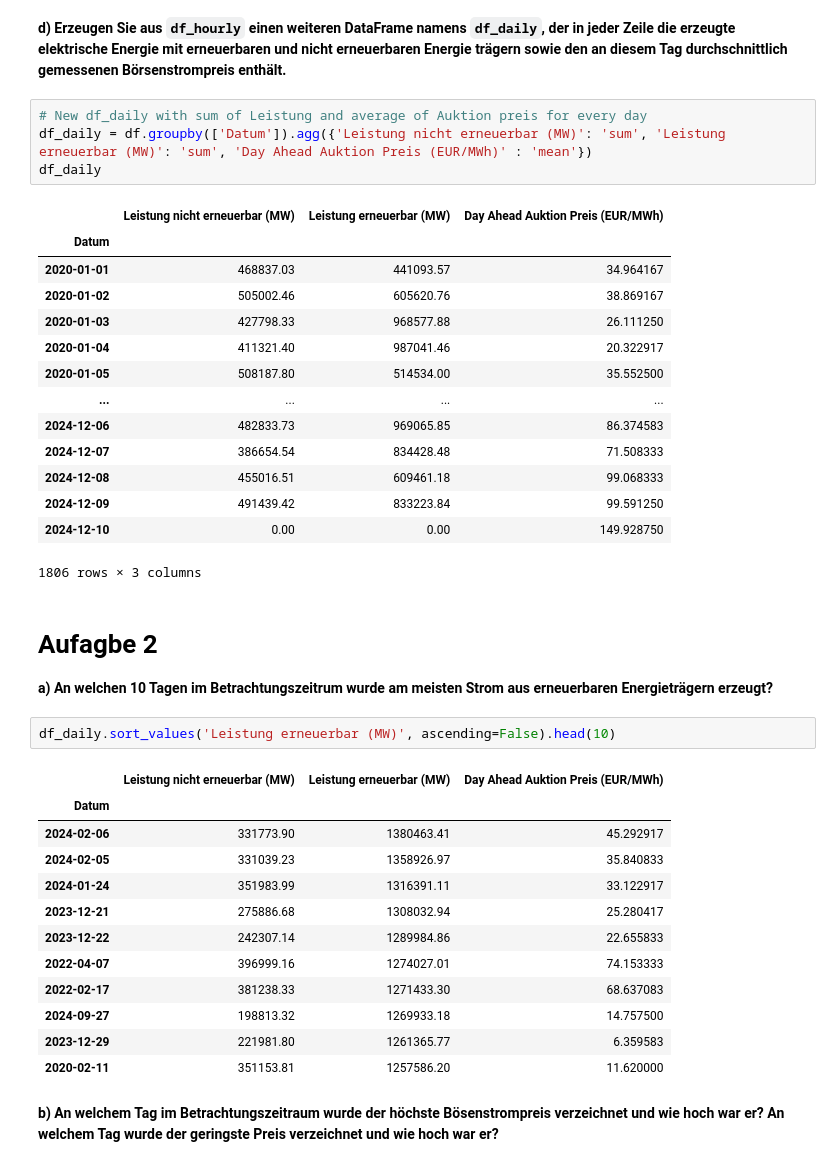
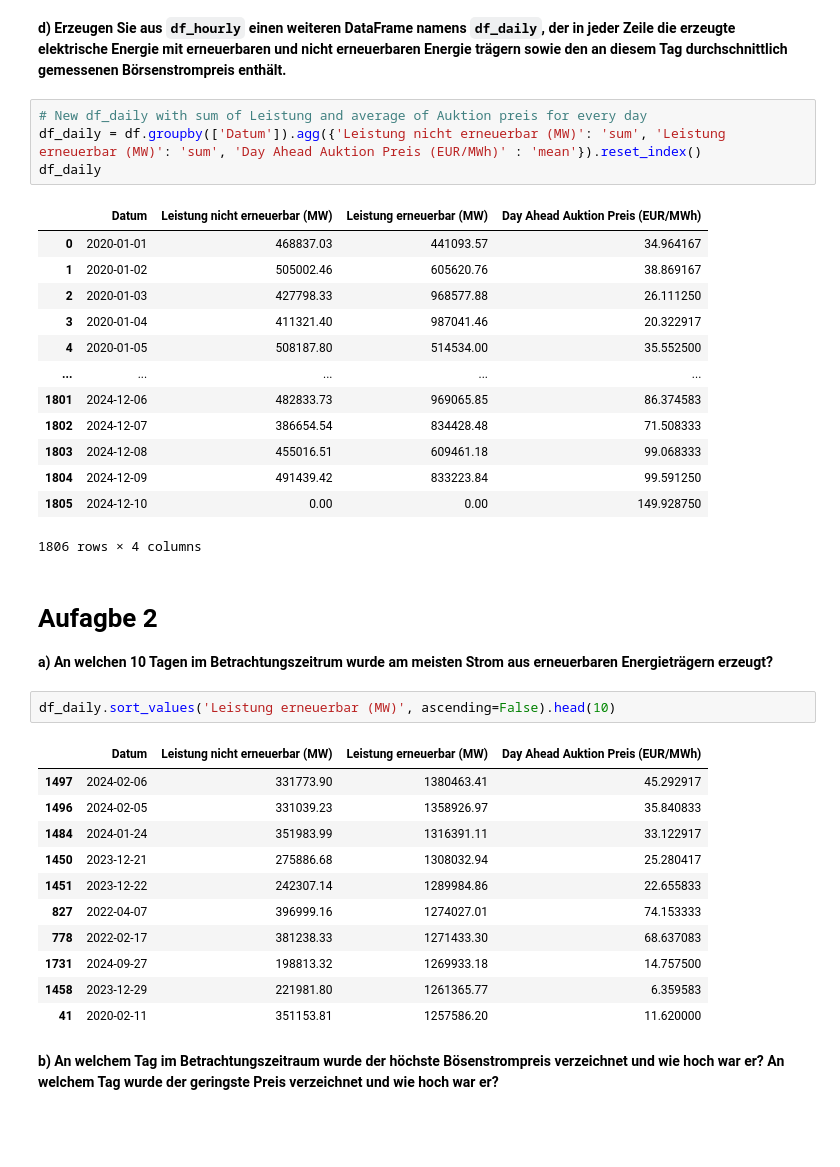
Before and after one commit to himanshunikam/DAT-Projektarbeit, a Jupyter notebook: aufgabe1.ipynb, the cells around one changed output. Saved outputs shown, nothing was run; the diff lists cells and outputs as text; blank space fills up the shorter version.

```diff
--- a/aufgabe1.ipynb
+++ b/aufgabe1.ipynb
@@ -70,23 +72,22 @@ df
 trägern sowie den an diesem Tag durchschnittlich gemessenen Börsenstrompreis enthält.**
 # %%
 # New df_daily with sum of Leistung and average of Auktion preis for every day
-df_daily = df.groupby(['Datum']).agg({'Leistung nicht erneuerbar (MW)': 'sum', 'Leistung erneuerbar (MW)': 'sum', 'Day Ahead Auktion Preis (EUR/MWh)' : 'mean'})
+df_daily = df.groupby(['Datum']).agg({'Leistung nicht erneuerbar (MW)': 'sum', 'Leistung erneuerbar (MW)': 'sum', 'Day Ahead Auktion Preis (EUR/MWh)' : 'mean'}).reset_index()
 df_daily
 # %% [output]
-|  | Leistung nicht erneuerbar (MW) | Leistung erneuerbar (MW) | Day Ahead Auktion Preis (EUR/MWh) |
-| Datum |  |  |  |
-| 2020-01-01 | 468837.03 | 441093.57 | 34.964167 |
-| 2020-01-02 | 505002.46 | 605620.76 | 38.869167 |
-| 2020-01-03 | 427798.33 | 968577.88 | 26.111250 |
-| 2020-01-04 | 411321.40 | 987041.46 | 20.322917 |
-| 2020-01-05 | 508187.80 | 514534.00 | 35.552500 |
-| ... | ... | ... | ... |
-| 2024-12-06 | 482833.73 | 969065.85 | 86.374583 |
-| 2024-12-07 | 386654.54 | 834428.48 | 71.508333 |
-| 2024-12-08 | 455016.51 | 609461.18 | 99.068333 |
-| 2024-12-09 | 491439.42 | 833223.84 | 99.591250 |
-| 2024-12-10 | 0.00 | 0.00 | 149.928750 |
+|  | Datum | Leistung nicht erneuerbar (MW) | Leistung erneuerbar (MW) | Day Ahead Auktion Preis (EUR/MWh) |
+| 0 | 2020-01-01 | 468837.03 | 441093.57 | 34.964167 |
+| 1 | 2020-01-02 | 505002.46 | 605620.76 | 38.869167 |
+| 2 | 2020-01-03 | 427798.33 | 968577.88 | 26.111250 |
+| 3 | 2020-01-04 | 411321.40 | 987041.46 | 20.322917 |
+| 4 | 2020-01-05 | 508187.80 | 514534.00 | 35.552500 |
+| ... | ... | ... | ... | ... |
+| 1801 | 2024-12-06 | 482833.73 | 969065.85 | 86.374583 |
+| 1802 | 2024-12-07 | 386654.54 | 834428.48 | 71.508333 |
+| 1803 | 2024-12-08 | 455016.51 | 609461.18 | 99.068333 |
+| 1804 | 2024-12-09 | 491439.42 | 833223.84 | 99.591250 |
+| 1805 | 2024-12-10 | 0.00 | 0.00 | 149.928750 |
-1806 rows × 3 columns
+1806 rows × 4 columns
 # %% [markdown]
 # Aufagbe 2
 
@@ -94,18 +95,17 @@ df_daily
 # %%
 df_daily.sort_values('Leistung erneuerbar (MW)', ascending=False).head(10)
 # %% [output]
-|  | Leistung nicht erneuerbar (MW) | Leistung erneuerbar (MW) | Day Ahead Auktion Preis (EUR/MWh) |
-| Datum |  |  |  |
-| 2024-02-06 | 331773.90 | 1380463.41 | 45.292917 |
-| 2024-02-05 | 331039.23 | 1358926.97 | 35.840833 |
-| 2024-01-24 | 351983.99 | 1316391.11 | 33.122917 |
-| 2023-12-21 | 275886.68 | 1308032.94 | 25.280417 |
-| 2023-12-22 | 242307.14 | 1289984.86 | 22.655833 |
-| 2022-04-07 | 396999.16 | 1274027.01 | 74.153333 |
-| 2022-02-17 | 381238.33 | 1271433.30 | 68.637083 |
-| 2024-09-27 | 198813.32 | 1269933.18 | 14.757500 |
-| 2023-12-29 | 221981.80 | 1261365.77 | 6.359583 |
-| 2020-02-11 | 351153.81 | 1257586.20 | 11.620000 |
+|  | Datum | Leistung nicht erneuerbar (MW) | Leistung erneuerbar (MW) | Day Ahead Auktion Preis (EUR/MWh) |
+| 1497 | 2024-02-06 | 331773.90 | 1380463.41 | 45.292917 |
+| 1496 | 2024-02-05 | 331039.23 | 1358926.97 | 35.840833 |
+| 1484 | 2024-01-24 | 351983.99 | 1316391.11 | 33.122917 |
+| 1450 | 2023-12-21 | 275886.68 | 1308032.94 | 25.280417 |
+| 1451 | 2023-12-22 | 242307.14 | 1289984.86 | 22.655833 |
+| 827 | 2022-04-07 | 396999.16 | 1274027.01 | 74.153333 |
+| 778 | 2022-02-17 | 381238.33 | 1271433.30 | 68.637083 |
+| 1731 | 2024-09-27 | 198813.32 | 1269933.18 | 14.757500 |
+| 1458 | 2023-12-29 | 221981.80 | 1261365.77 | 6.359583 |
+| 41 | 2020-02-11 | 351153.81 | 1257586.20 | 11.620000 |
 # %% [markdown]
 **b) An welchem Tag im Betrachtungszeitraum wurde der höchste Bösenstrompreis verzeichnet und wie hoch war er? An welchem Tag wurde der geringste Preis verzeichnet und wie hoch war er?**
 # %%
```
Also changed, not shown: parts of 8 cells of this notebook.
